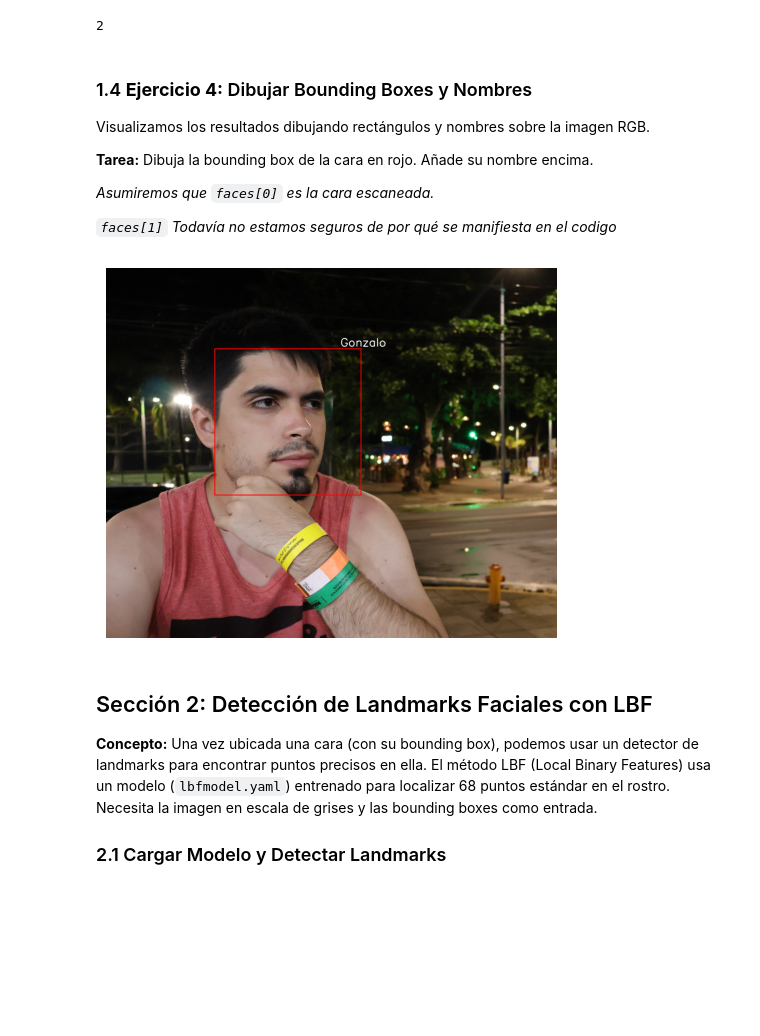
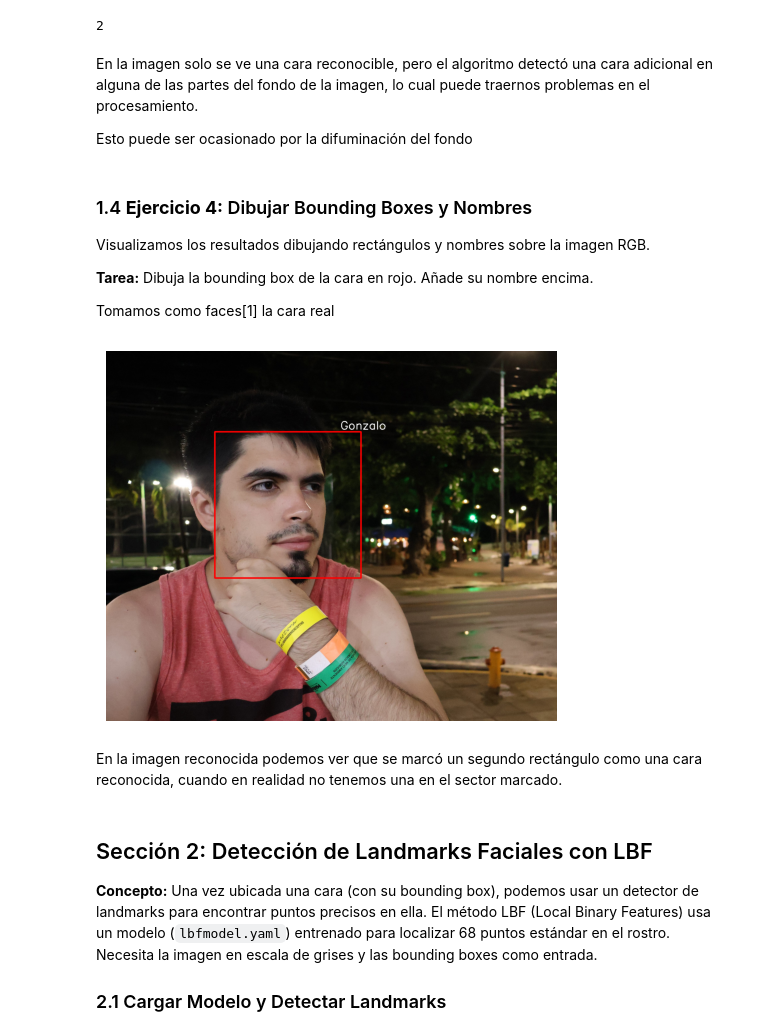
Before and after one commit to gimb99/PDI_BARTHOU_GONZALO, a Jupyter notebook: ejercicioIntegrador2/ejercicioIntegrador2_Entregable.ipynb, the cells around one changed output. Cells and saved outputs as stored; diff of their text form; code cells hidden in the pictures; blank space fills up the shorter version.

```diff
--- a/ejercicioIntegrador2/ejercicioIntegrador2_Entregable.ipynb
+++ b/ejercicioIntegrador2/ejercicioIntegrador2_Entregable.ipynb
@@ -184,6 +182,10 @@ faces = face_cascade.detectMultiScale(img_gray)
 len(faces)
 # %% [output]
 2
+# %% [markdown]
+En la imagen solo se ve una cara reconocible, pero el algoritmo detectó una cara adicional en alguna de las partes del fondo de la imagen, lo cual puede traernos problemas en el procesamiento.
+
+Esto puede ser ocasionado por la difuminación del fondo
 # %%
 # El resultado consiste de 4 numeros, los dos primeros especificando
 # la esquina superior izquierda de la region en la que se detectó un restros
@@ -197,26 +199,30 @@ Visualizamos los resultados dibujando rectángulos y nombres sobre la imagen RGB
 
 **Tarea:** Dibuja la bounding box de la cara en rojo. Añade su nombre encima.
 
-*Asumiremos que `faces[0]` es la cara escaneada.*
-
-*`faces[1]` Todavía no estamos seguros de por qué se manifiesta en el codigo*
+Tomamos como faces[1] la cara real
 # %%
 # Lo graficamos usando cv2.rectangle
 imgRectangles = img
-cv2.rectangle(imgRectangles, (x, y), (x+w, y+h), (255, 0, 0), 2)
+rectZonesFrom = (x, y)
+rectZonesTo = (x+w, y+h)
+rectColor = (255, 0, 0)
+rectThickness = 3
+cv2.rectangle(imgRectangles, rectZonesFrom, rectZonesTo, rectColor, rectThickness)
 
 txtLabel = "Gonzalo"
 txtPosition = (750, 250)
 txtFont = cv2.FONT_HERSHEY_SIMPLEX
 txtSize = 1.2
 txtColor = (255, 255, 255)
 txtThickness = 2
 cv2.putText(imgRectangles, txtLabel, txtPosition, txtFont, txtSize, txtColor, txtThickness)
 
 plt.axis("off")
 plt.imshow(imgRectangles); # [:, :, [2, 1, 0]]
 # %% [output]
-[figure, old version]
+[figure, new version]
+# %% [markdown]
+En la imagen reconocida podemos ver que se marcó un segundo rectángulo como una cara reconocida, cuando en realidad no tenemos una en el sector marcado.
 # %% [markdown]
 ## Sección 2: Detección de Landmarks Faciales con LBF
 
```
Also changed, not shown: parts of 4 cells of this notebook.
